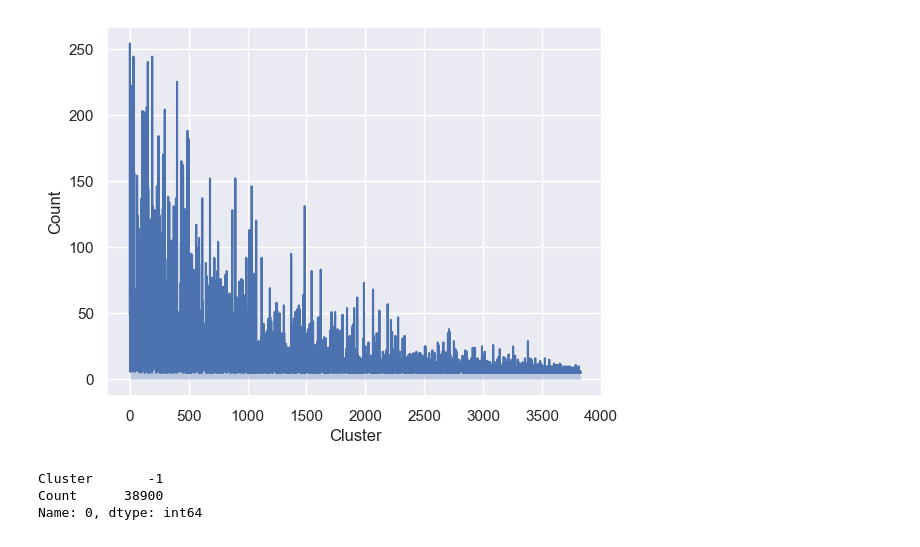
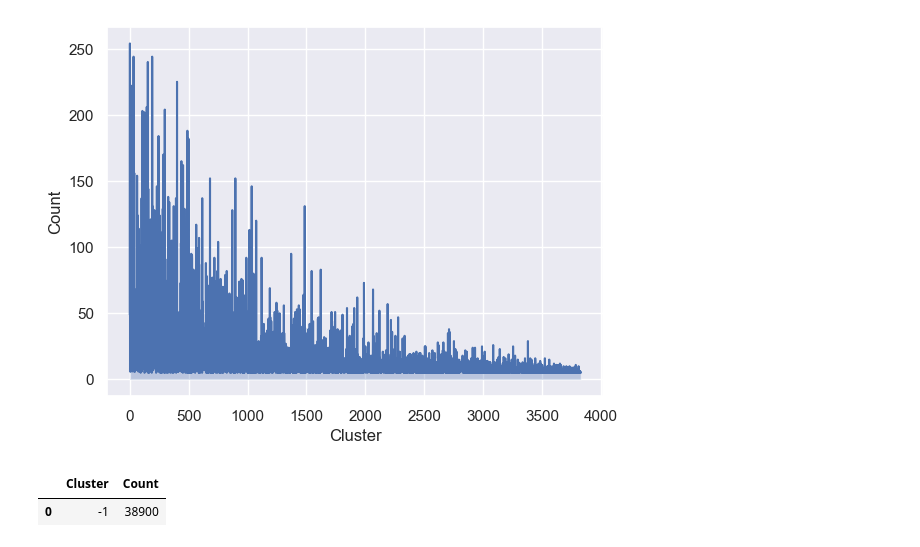
Before and after one commit to lovelyturtles/4710Project, a Jupyter notebook: Code/dbscan.ipynb, the cells around one changed output. Saved outputs shown, nothing was run; the diff lists cells and outputs as text; code cells hidden in the pictures.

```diff
--- a/Code/dbscan.ipynb
+++ b/Code/dbscan.ipynb
@@ -241,9 +243,11 @@ plt.ylabel('Count')
 plt.show()
 # %% [output]
 [figure]
-# %%
-noise2
-# %% [output]
-Cluster       -1
-Count      38900
-Name: 0, dtype: int64
+# %%
+noiseDF2 = pd.DataFrame(noise2,columns=["Cluster","Count"])
+noiseDF2.loc[0] = [noise2[0],noise2[1]]
+noiseDF2.to_csv("../Results/noiseDataNoMidnightNoLoc.csv",index=False)
+noiseDF2
+# %% [output]
+|  | Cluster | Count |
+| 0 | -1 | 38900 |
```
Also changed, not shown: parts of 2 cells of this notebook, 13 other files.
